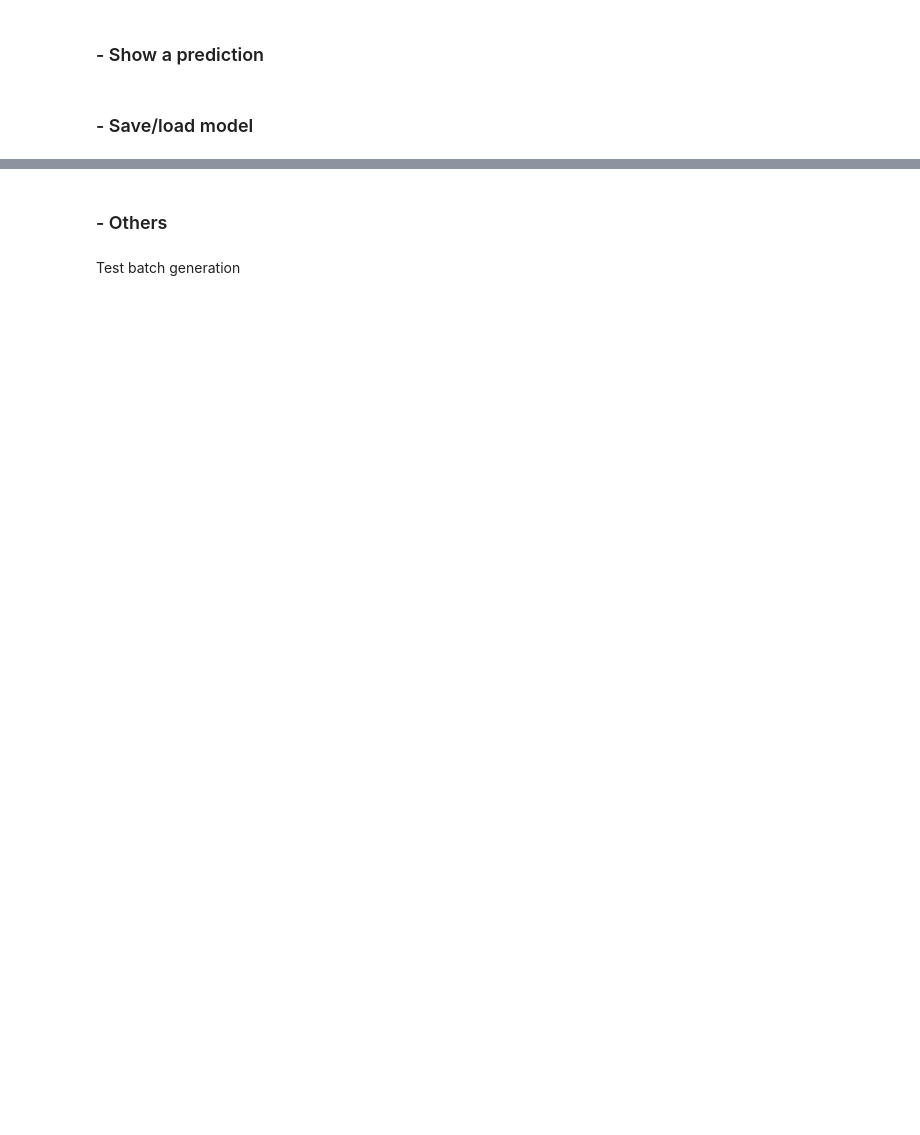
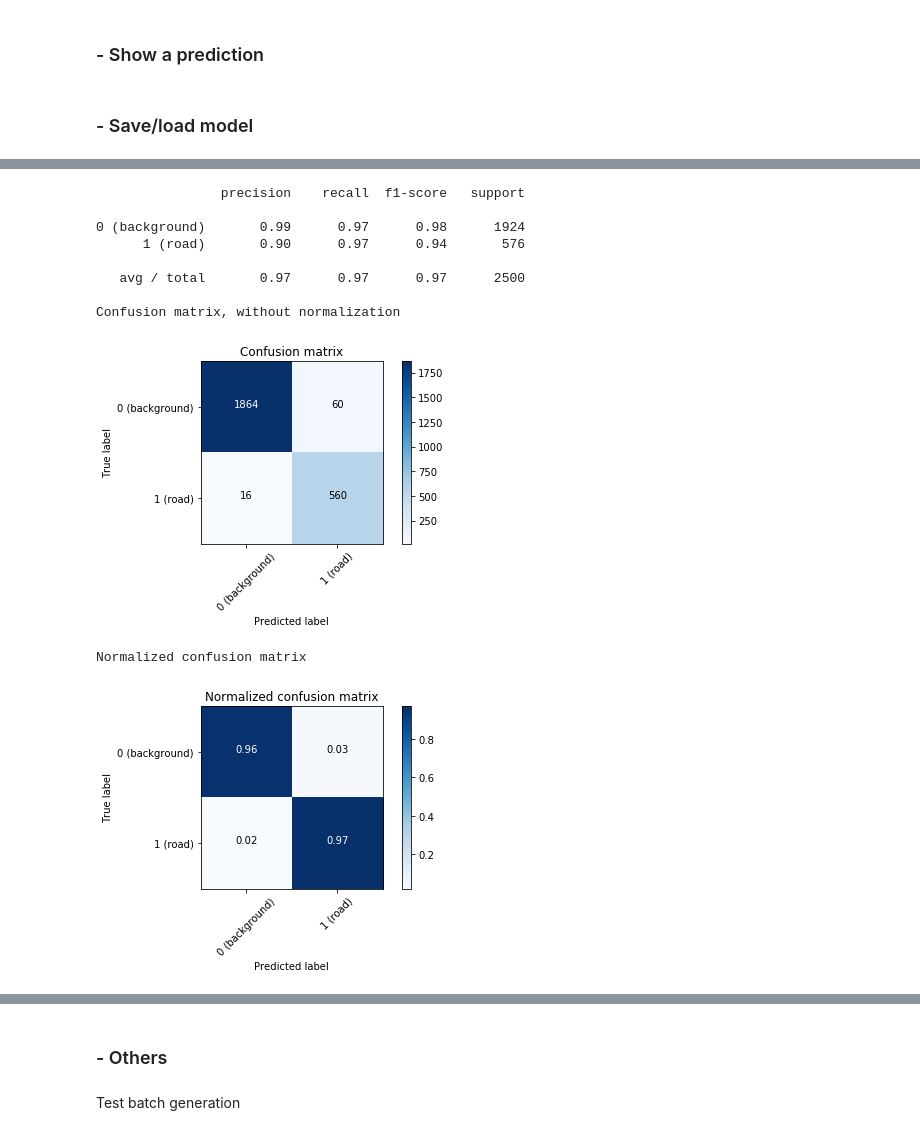
Before and after one commit to NiccoloSacchi/road-segmentation, a Jupyter notebook: scripts/segment_aerial_images_cnn_nic_2.ipynb, the cells around one changed output, grey strips where cells are left out. Drawn from its saved outputs; the diff is of its cells as text; code cells hidden in the pictures; blank space fills up the shorter version.

```diff
--- a/scripts/segment_aerial_images_cnn_nic_2.ipynb
+++ b/scripts/segment_aerial_images_cnn_nic_2.ipynb
@@ -195,0 +303,14 @@ model.save()
+# %%
+evaluate_predictions(pred_aug.flatten(), true) # rotation ny 90K
+# %% [output]
+                precision    recall  f1-score   support
+
+0 (background)       0.99      0.97      0.98      1924
+      1 (road)       0.90      0.97      0.94       576
+
+   avg / total       0.97      0.97      0.97      2500
+
+Confusion matrix, without normalization
+[figure, added]
+Normalized confusion matrix
+[figure, added]
```
Also changed, not shown: parts of 27 cells of this notebook, 12 other files.
